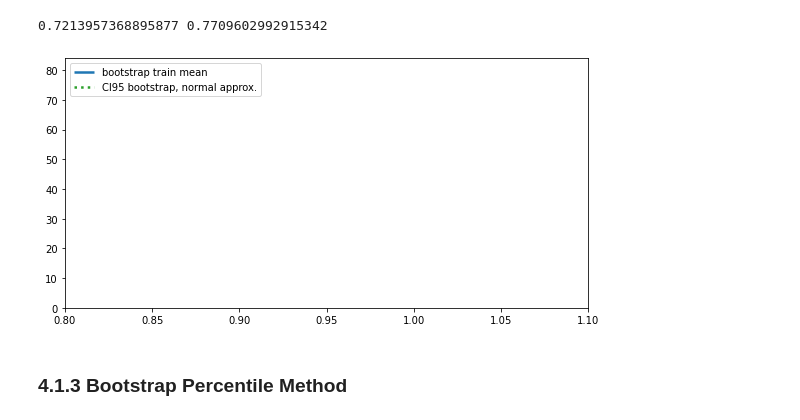
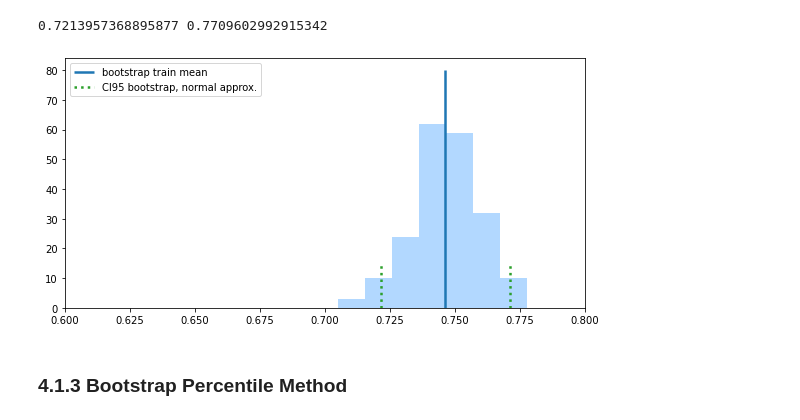
Before and after one commit to rasbt/stat451-machine-learning-fs20, a Jupyter notebook: L09/code/09-eval2-ci__4-confidence-intervals_mnist.ipynb, the cells around one changed output. Cells and saved outputs as stored; diff of their text form; code cells hidden in the pictures.

```diff
--- a/L09/code/09-eval2-ci__4-confidence-intervals_mnist.ipynb
+++ b/L09/code/09-eval2-ci__4-confidence-intervals_mnist.ipynb
@@ -101,23 +101,23 @@ import matplotlib.pyplot as plt
 # %%
 fig, ax = plt.subplots(figsize=(8, 4))
 ax.vlines( bootstrap_train_mean, [0], 80, lw=2.5, linestyle='-', label='bootstrap train mean')
 
 ax.vlines(bootstrap_na_upper, [0], 15, lw=2.5, linestyle='dotted',
           label='CI95 bootstrap, normal approx.', color='C2')
 ax.vlines(bootstrap_na_lower, [0], 15, lw=2.5, linestyle='dotted', color='C2')
 
 ax.hist(bootstrap_train_accuracies, bins=7,
         color='#0080ff', edgecolor="none",
         alpha=0.3)
 plt.legend(loc='upper left')
 
-plt.xlim([0.8, 1.1])
+plt.xlim([0.6, 0.8])
 plt.tight_layout()
 #plt.savefig('figures/bootstrap-histo-1.svg')
 
 plt.show()
 # %% [output]
-[figure, old version]
+[figure, new version]
 # %% [markdown]
 ### 4.1.3 Bootstrap Percentile Method
 # %%
```
Also changed, not shown: parts of 3 cells of this notebook, 1 other file.
